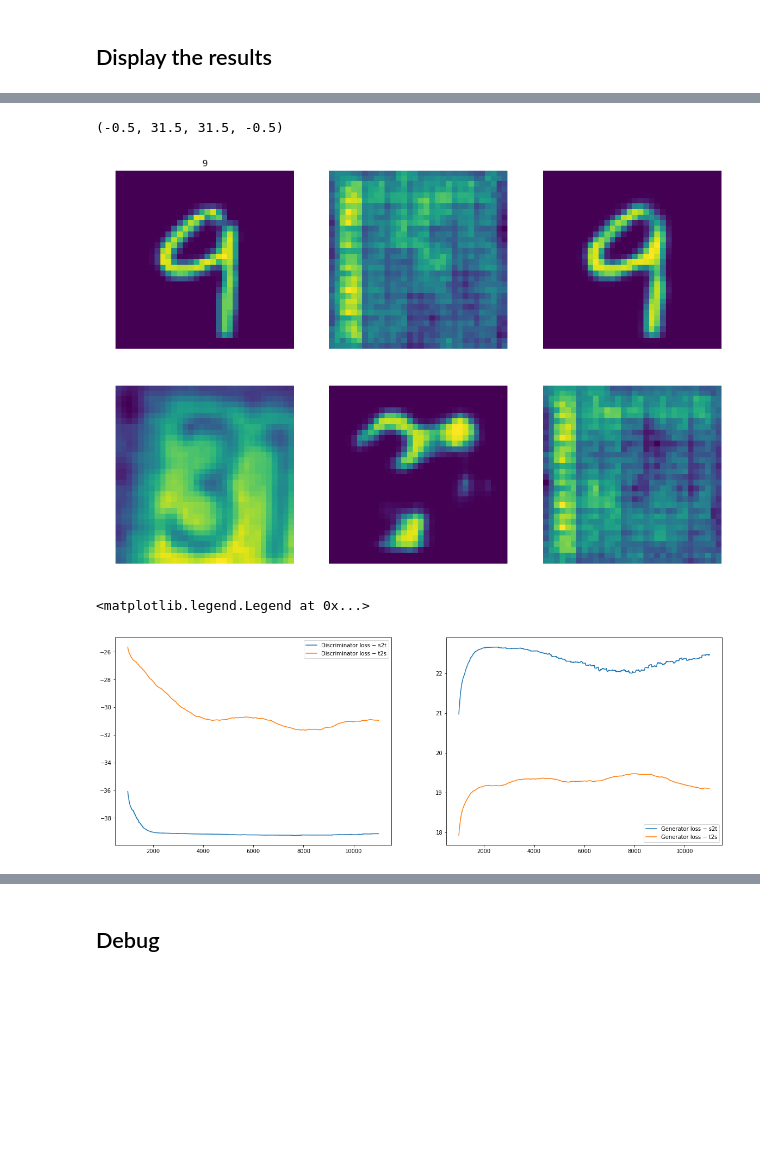
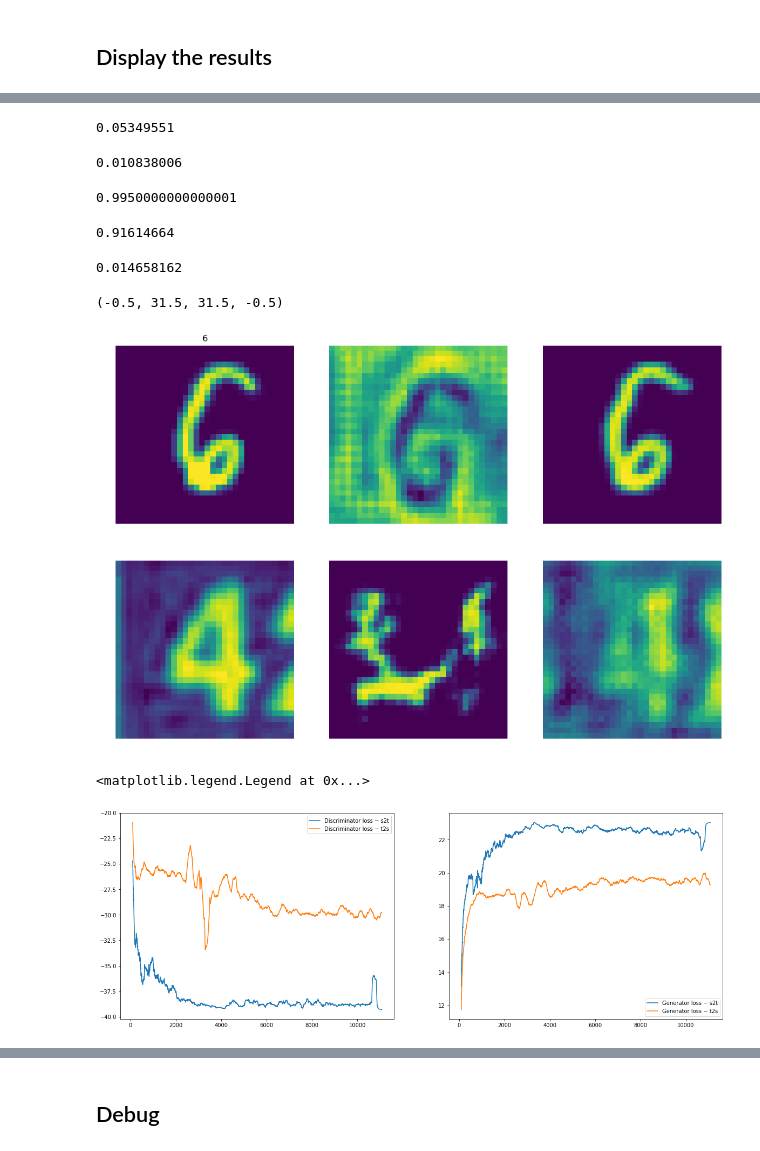
Before and after one commit to artix41/transfer-learning-algorithms, a Jupyter notebook: UNIT/unit-svhn-mnist.ipynb, the cells around one changed output, grey strips where cells are left out. Cells and saved outputs as stored; diff of their text form; code cells hidden in the pictures; blank space fills up the shorter version.

```diff
--- a/UNIT/unit-svhn-mnist.ipynb
+++ b/UNIT/unit-svhn-mnist.ipynb
@@ -428,9 +449,23 @@ sess.run(lambda_kl * latent_loss(E_mean_source, E_log_sigma_sq_source), feed_dic
+# %%
+sess.run(tf.losses.mean_squared_error(ipt_target, G_t2t), feed_dict={ipt_target: sample_target[:1]})
+# %% [output]
+0.05349551
 # %%
-sess.run(lambda_rec * reconstruction_loss(ipt_source, G_s2s), feed_dict={ipt_source: sample_source[:1]})
+sess.run(tf.losses.mean_squared_error(ipt_source, G_s2s), feed_dict={ipt_source: sample_source[:1]})
+# %% [output]
+0.010838006
+# %%
+np.max(X_target[2])
+# %% [output]
+0.9950000000000001
 # %%
-sess.run(tf.reduce_mean(tf.exp(E_log_sigma_sq_source)), feed_dict={ipt_source: sample_source})
+sess.run(tf.reduce_mean(tf.exp(E_log_sigma_sq_target)), feed_dict={ipt_target: sample_target})
+# %% [output]
+0.91614664
 # %%
-sess.run(tf.reduce_mean(tf.square(E_mean_source)), feed_dict={ipt_source: sample_source})
+sess.run(tf.reduce_mean(tf.square(E_mean_target)), feed_dict={ipt_target: sample_target})
+# %% [output]
+0.014658162
 # %%
 def unnormalize(x):
     return (x + 1)/2
@@ -447,37 +482,37 @@ plt.rcParams['figure.figsize'] = (15, 10)
 # plt.axes().set_aspect('equal', 'datalim')
 #plt.axis([-3,3,-3,3])
 
-index = 8
+index = 26
 plt.subplot(2,3,1)
 plt.title(Y_source_predict[index])
 plt.imshow(X_source[index].reshape(32,32))
 plt.axis('off')
 
 plt.subplot(2,3,2)
 plt.imshow(X_s2t[index].reshape(32,32))
 plt.axis('off')
 
 plt.subplot(2,3,3)
 plt.imshow(X_s2s[index].reshape(32,32))
 plt.axis('off')
 
 plt.subplot(2,3,4)
 plt.imshow(X_target[index].reshape(32,32))
 plt.axis('off')
 
 plt.subplot(2,3,5)
 plt.imshow(X_t2s[index].reshape(32,32))
 plt.axis('off')
 
 plt.subplot(2,3,6)
 #plt.imshow(np.transpose(X_target_trans[index].reshape(3,32,32), (1,2,0)))
 plt.imshow(X_t2t[index].reshape(32,32))
 plt.axis('off')
 # %% [output]
 (-0.5, 31.5, 31.5, -0.5)
-[figure, old version]
+[figure, new version]
 # %%
-k = 1000
+k = 100
 start = 0
 def smooth(x_list):
     res = [np.sum([x_list[k+j] for j in range(-k, k+1)])]
@@ -498,5 +533,5 @@ plt.plot(iter_list[k+start:-k], smooth(G_t2s_loss_list[start:]), label="Generato
 plt.legend()
 # %% [output]
 <matplotlib.legend.Legend at 0x...>
-[figure, old version]
+[figure, new version]
 # %%
```
Also changed, not shown: parts of 12 cells of this notebook.
